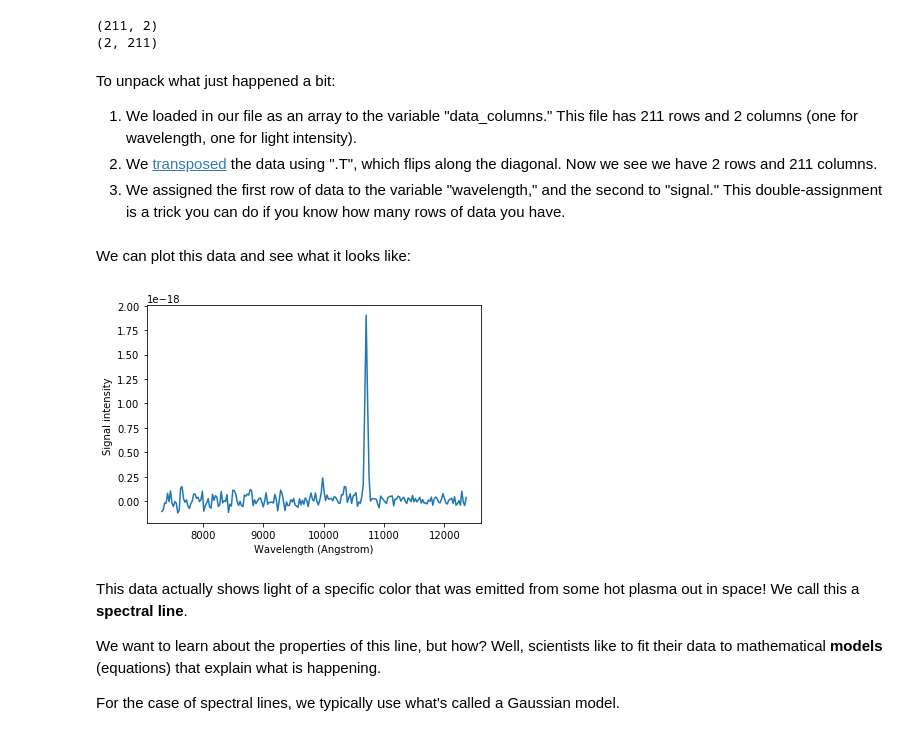
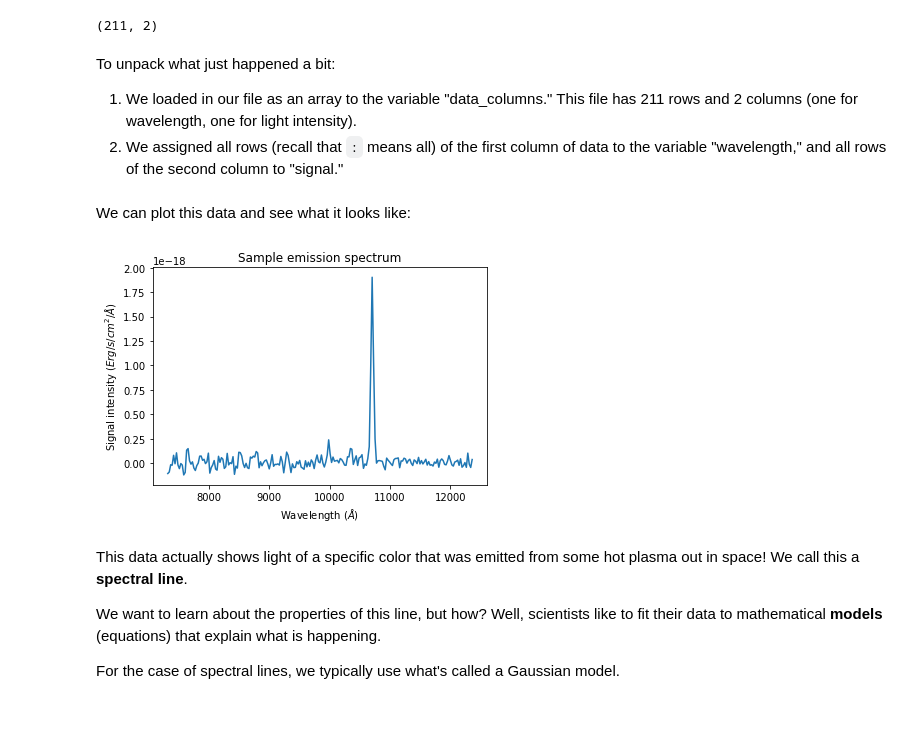
Before and after one commit to hrhasson/python-crash-course, a Jupyter notebook: Intro_to_Python/Day3.ipynb, the cells around one changed output. Drawn from its saved outputs; the diff is of its cells as text; code cells hidden in the pictures.

```diff
--- a/Intro_to_Python/Day3.ipynb
+++ b/Intro_to_Python/Day3.ipynb
@@ -43,30 +49,26 @@ Let's load our file in. We have two columns of data, one for wavelength and the
 data_columns = np.genfromtxt("spectrum.csv", delimiter = ",")
 print(data_columns.shape)
 
-#Take the transpose so we have two rows of data
-data_rows = data_columns.T
-print(data_rows.shape)
-
 #Assign each row to a variable
-wavelength, signal = data_rows
+wavelength = data_columns[:,0]
+signal = data_columns[:,1]
 # %% [output]
 (211, 2)
-(2, 211)
 # %% [markdown]
 To unpack what just happened a bit:
 
 1. We loaded in our file as an array to the variable "data_columns." This file has 211 rows and 2 columns (one for wavelength, one for light intensity).
-2. We [transposed](https://https://mathinsight.org/matrix_transpose) the data using ".T", which flips along the diagonal. Now we see we have 2 rows and 211 columns.
-3. We assigned the first row of data to the variable "wavelength," and the second to "signal." This double-assignment is a trick you can do if you know how many rows of data you have.
+2. We assigned all rows (recall that `:` means all) of the first column of data to the variable "wavelength," and all rows of the second column to "signal."
 # %% [markdown]
 We can plot this data and see what it looks like:
 # %%
 plt.plot(wavelength, signal)
-plt.xlabel("Wavelength (Angstrom)")
-plt.ylabel("Signal intensity ")
+plt.xlabel("Wavelength ($\AA$)")
+plt.ylabel("Signal intensity ($Erg/s/cm^2/\AA$)")
+plt.title("Sample emission spectrum")
 plt.show()
 # %% [output]
-[figure, old version]
+[figure, new version]
 # %% [markdown]
 This data actually shows light of a specific color that was emitted from some hot plasma out in space! We call this a **spectral line**.
 
```
Also changed, not shown: parts of 44 cells of this notebook, 7 other files.
